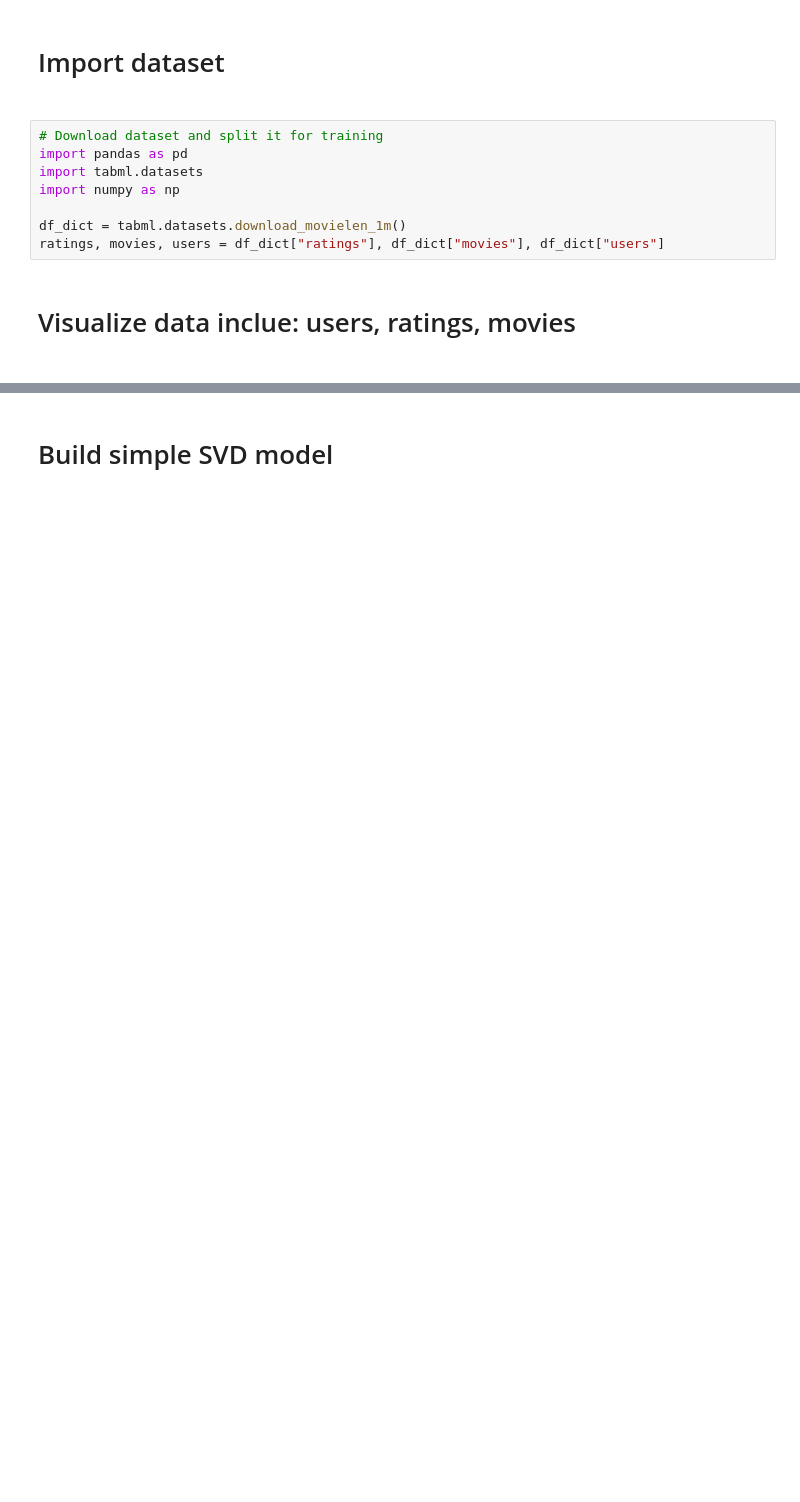
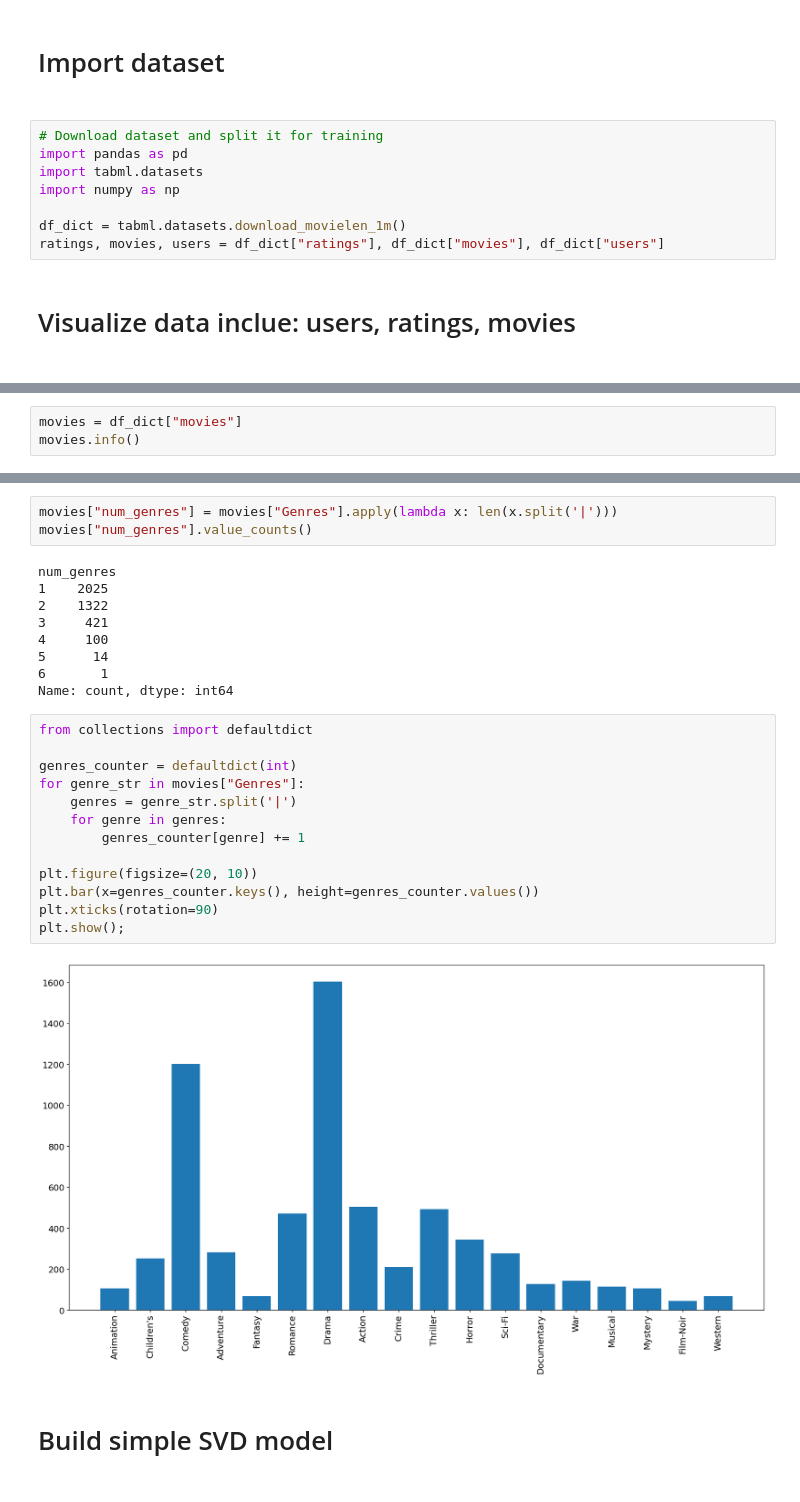
Before and after one commit to TuanTony5/Recommender-System, a Jupyter notebook: Sim_SVD.ipynb, the cells around one changed output, grey strips where cells are left out. Drawn from its saved outputs; the diff is of its cells as text; blank space fills up the shorter version.

```diff
--- a/Sim_SVD.ipynb
+++ b/Sim_SVD.ipynb
@@ -14,0 +141,3 @@ ratings, movies, users = df_dict["ratings"], df_dict["movies"], df_dict["users"]
+# %%
+movies = df_dict["movies"]
+movies.info()
@@ -15,3 +169,30 @@ ratings, movies, users = df_dict["ratings"], df_dict["movies"], df_dict["users"]
+# %%
+movies["num_genres"] = movies["Genres"].apply(lambda x: len(x.split('|')))
+movies["num_genres"].value_counts()
+# %% [output]
+num_genres
+1    2025
+2    1322
+3     421
+4     100
+5      14
+6       1
+Name: count, dtype: int64
+# %%
+from collections import defaultdict
+
+genres_counter = defaultdict(int)
+for genre_str in movies["Genres"]:
+    genres = genre_str.split('|')
+    for genre in genres:
+        genres_counter[genre] += 1
+
+plt.figure(figsize=(20, 10))
+plt.bar(x=genres_counter.keys(), height=genres_counter.values())
+plt.xticks(rotation=90)
+plt.show();
+# %% [output]
+[figure, added]
 # %% [markdown]
 <h1> Build simple SVD model <h1>
 # %%
```
Also changed, not shown: parts of 18 cells of this notebook.
